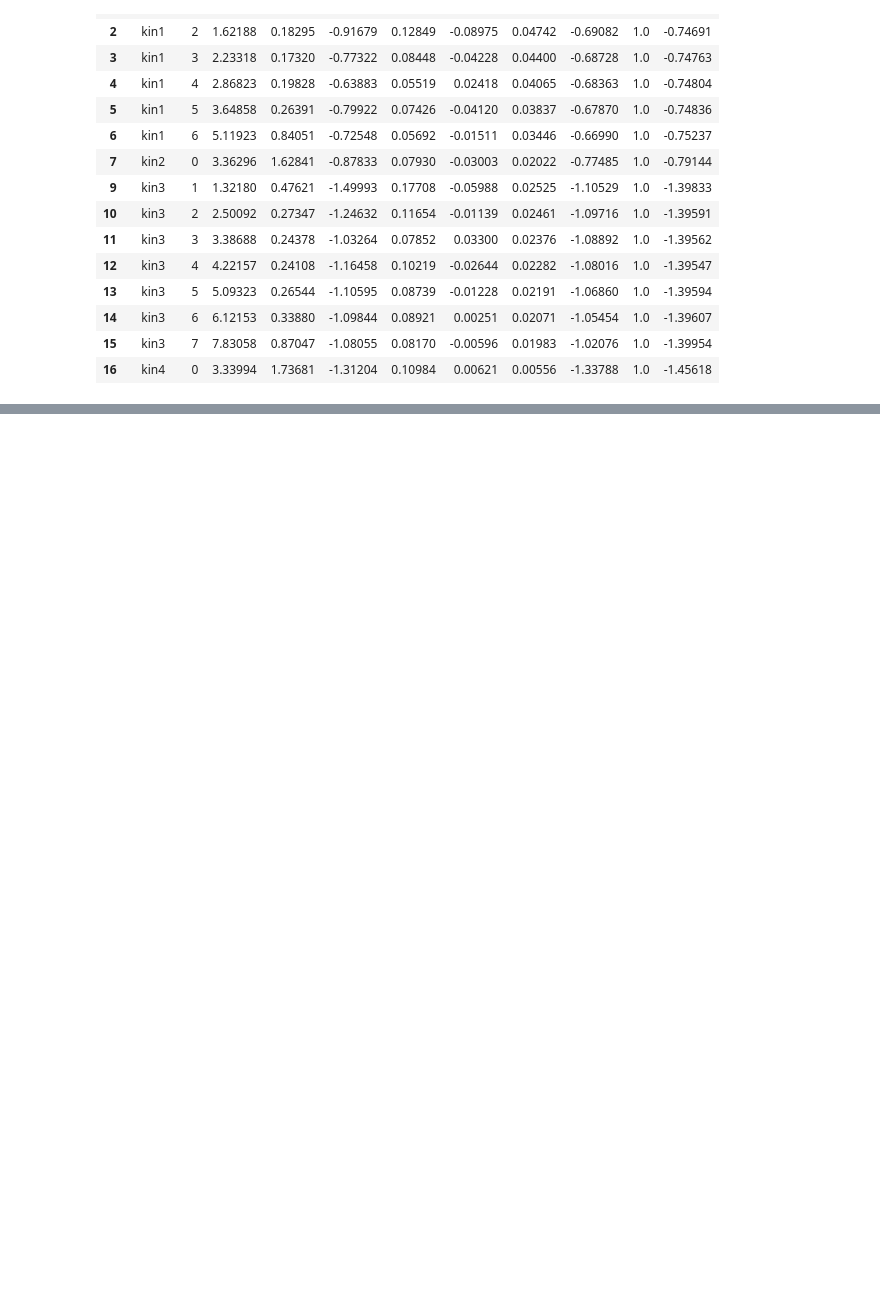
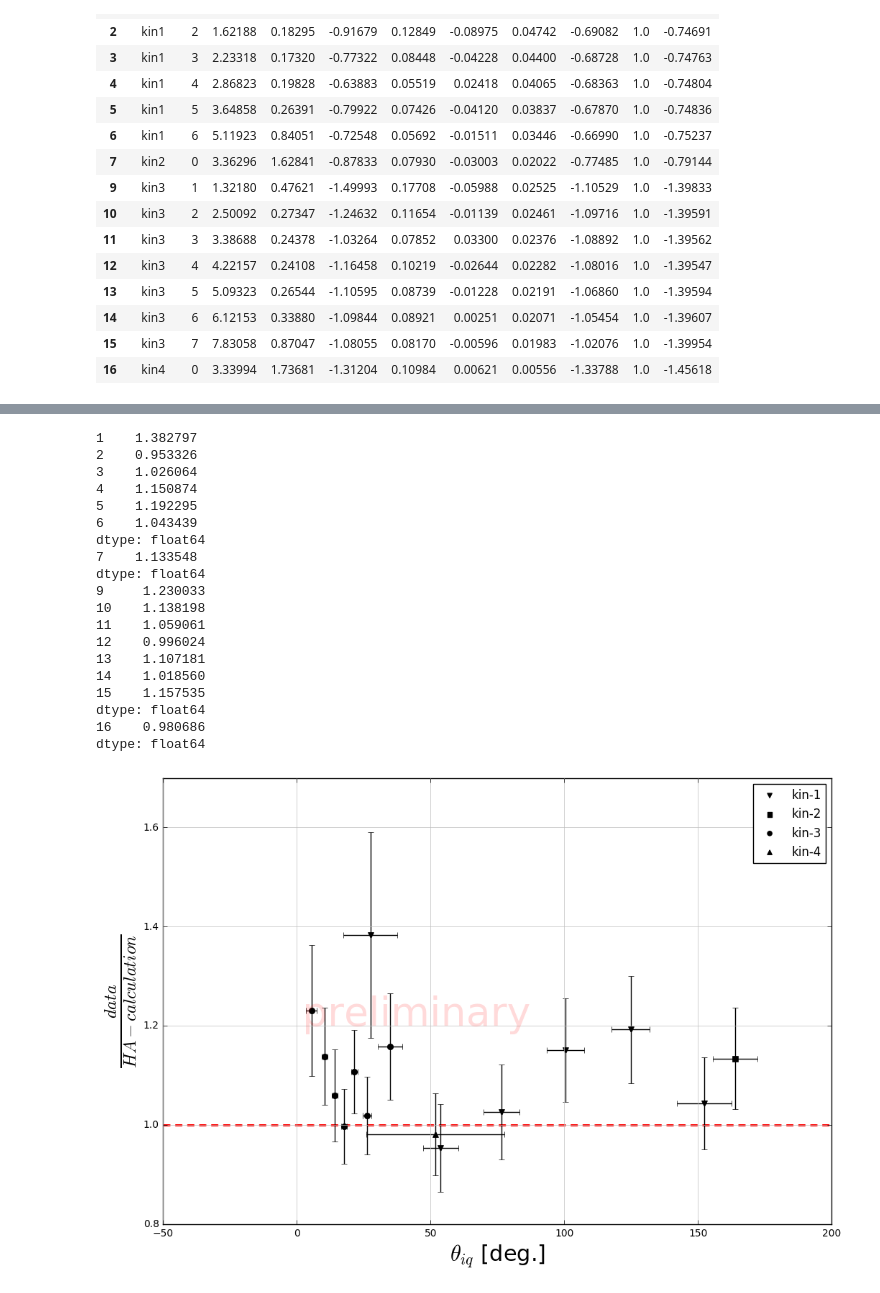
Before and after one commit to erezcoh4/MAINZDataAnalysis, a Jupyter notebook: PhysLettFigs/PhysLett-fig-plot-theta_pq.ipynb, the cells around one changed output, grey strips where cells are left out. Drawn from its saved outputs; the diff is of its cells as text; code cells hidden in the pictures; blank space fills up the shorter version.

```diff
--- a/PhysLettFigs/PhysLett-fig-plot-theta_pq.ipynb
+++ b/PhysLettFigs/PhysLett-fig-plot-theta_pq.ipynb
@@ -178,0 +287,46 @@ plt.savefig("/Users/erezcohen/Desktop/Q2_ratio_to_HA.pdf")
+# %%
+# now plot ratio of data to calculations...
+fig = plt.figure(figsize=(12,8))
+colorList = ['black','black','black','black']
+markerList= ['v','s','o','^']
+for i in range(len(xList)):
+    y_ratio = yList[i]/yHAList[i]
+    print y_ratio
+    y_ratio_err = yerrList[i]/yHAList[i]
+    plt.scatter(xList[i], y_ratio, color = colorList[i],
+                 marker= markerList[i],
+                 label='kin-%d'%(i+1))
+    plt.errorbar(xList[i], y_ratio,
+                 xerr=[xerrList[i],xerrList[i]], yerr=[y_ratio_err,y_ratio_err],
+                 color = colorList[i],
+                 marker= markerList[i],
+                 linestyle = 'none')
+plt.xlabel('$\\theta_{iq}$ [deg.]',fontsize=22)
+plt.ylabel( r'$\frac{data}{HA-calculation}$',fontsize=25)
+ax = fig.add_subplot(111)
+ax.text( 2, 1.2 , "preliminary" , fontsize=40 , color='red' , alpha = 0.15 )
+ax.grid(True,linestyle='-',color='0.75')
+matplotlib.pyplot.axhspan(ymin=1, ymax=1, xmin=0, xmax=1,linestyle='--',linewidth=2,color='red')
+ax.legend(scatterpoints=1)
+plt.savefig("/Users/erezcohen/Desktop/theta_iq_ratio_to_HA.pdf")
+# %% [output]
+1    1.382797
+2    0.953326
+3    1.026064
+4    1.150874
+5    1.192295
+6    1.043439
+dtype: float64
+7    1.133548
+dtype: float64
+9     1.230033
+10    1.138198
+11    1.059061
+12    0.996024
+13    1.107181
+14    1.018560
+15    1.157535
+dtype: float64
+16    0.980686
+dtype: float64
+[figure, added]
```
Also changed, not shown: parts of 8 cells of this notebook, 1 other file.
